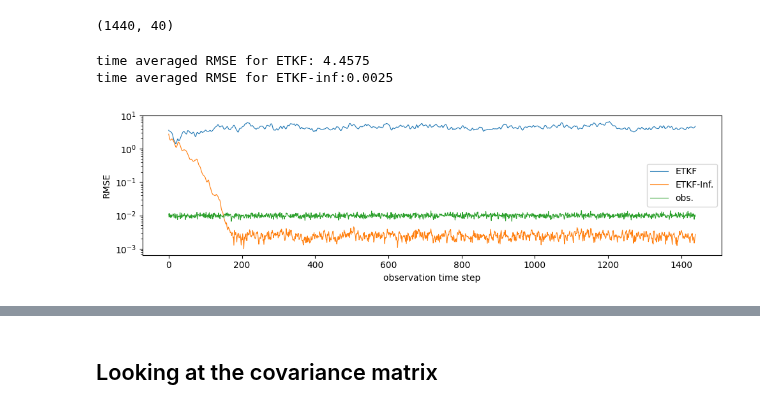
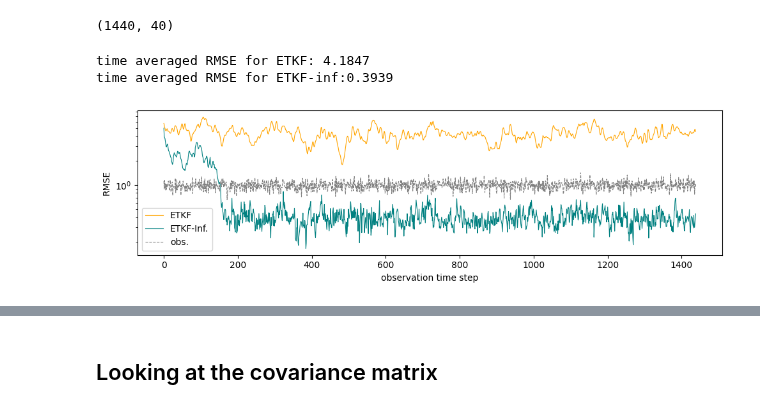
Before and after one commit to KotaTakeda/da_py, a Jupyter notebook: examples/l96_etkf.ipynb, the cells around one changed output, grey strips where cells are left out. Saved outputs shown, nothing was run; the diff lists cells and outputs as text; code cells hidden in the pictures.

Commit message:
update l96-etkf

```diff
--- a/examples/l96_etkf.ipynb
+++ b/examples/l96_etkf.ipynb
@@ -59,13 +59,13 @@ def M(x, Dt):
 H = np.eye(J)
 # dim_y = 30
 # H = np.zeros((dim_y, J))
-# H[::4, ::4] = 0
+H[::2, ::2] = 0
 
 # Model error covariance
 Q = np.zeros((J, J))
 
 # Observation error covariance
-r = 1.0e-2
+r = 1.0
 R = r**2*np.eye(J)
 
 # random seed
@@ -75,8 +75,6 @@ np.random.seed(seed)
 # generate observation
 end_step = -1 # for development
 x_true = np.load('x_true_l96.npy')[:end_step]
-# y = np.load('x_obs_l96.npy')[:end_step]
-# if not np.isclose(r, 1.0):
 y = (H@x_true.T).T
 y += np.random.normal(loc=0, scale=r, size=y.shape) # R = r**2*I
 
@@ -112,22 +110,22 @@ x_assim_alpha = etkf_alpha.x
 # %%
 # Plot
 fig, ax = plt.subplots(figsize=(10, 3))
-plot_loss(x_true, x_assim, loss_rms, ax=ax, label='ETKF', lw=0.8)
-plot_loss(x_true, x_assim_alpha, loss_rms, ax=ax, label='ETKF-Inf.', lw=0.8)
-plot_loss((H@x_true.T).T, y, loss_rms, ax=ax, label='obs.', lw=0.8)
+plot_loss(x_true, x_assim, loss_rms, ax=ax, label='ETKF', lw=0.8, color="orange")
+plot_loss(x_true, x_assim_alpha, loss_rms, ax=ax, label='ETKF-Inf.', lw=0.8, color="teal")
+plot_loss((H@x_true.T).T, y, loss_rms, ax=ax, label='obs.', lw=0.8, color="gray", ls="--")
 ax.set_xlabel('observation time step')
 ax.set_ylabel('RMSE')
 ax.legend()
 ax.set_yscale('log')
 fig.tight_layout()
 # fig.savefig("etkf_inflation_result.pdf")
 
 # time averaged RMSE
 rmse_avg = np.linalg.norm(x_true-x_assim, axis=1)[-1000:].mean() / np.sqrt(J)  # RMSE
 rmse_avg_alpha = np.linalg.norm(x_true-x_assim_alpha, axis=1)[-1000:].mean() / np.sqrt(J)  # RMSE
 print(f"time averaged RMSE for ETKF: {rmse_avg:.4f}", )
 print(f"time averaged RMSE for ETKF-inf:{rmse_avg_alpha:.4f}")
 # %% [output]
-time averaged RMSE for ETKF: 4.4575
-time averaged RMSE for ETKF-inf:0.0025
+time averaged RMSE for ETKF: 4.1847
+time averaged RMSE for ETKF-inf:0.3939
-[figure, old version]
+[figure, new version]
```
Also changed, not shown: parts of 1 cell of this notebook.
